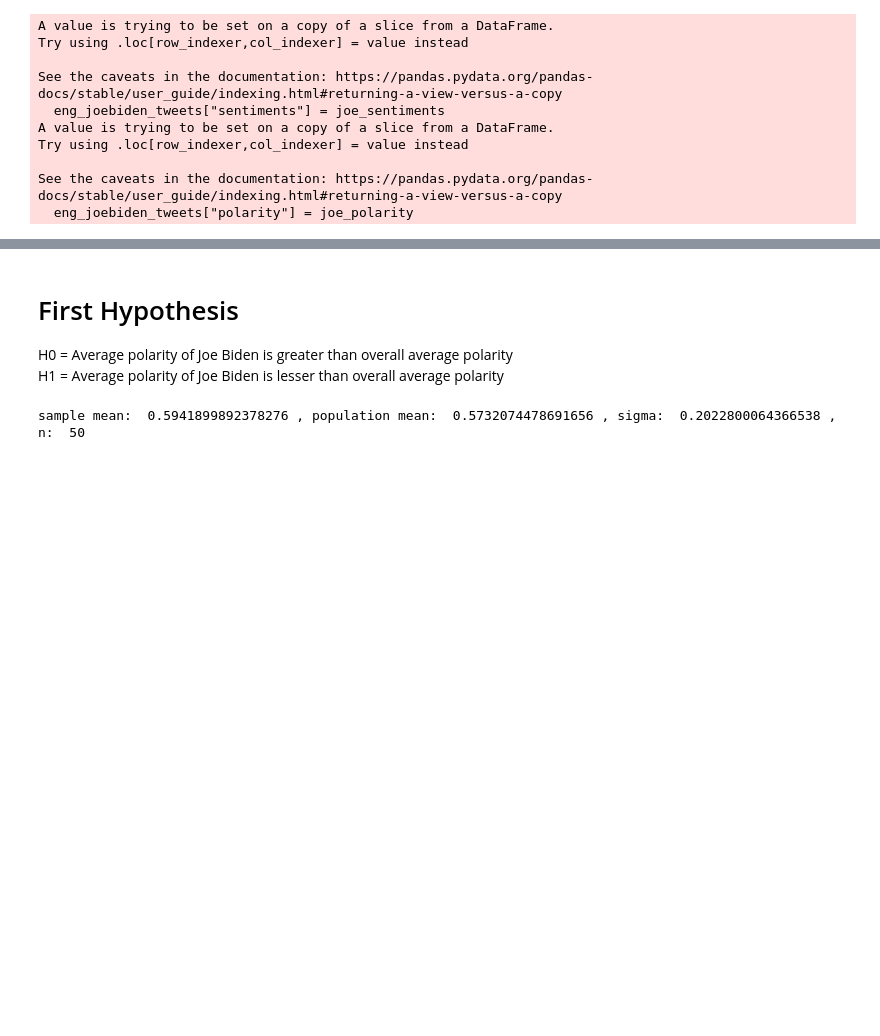
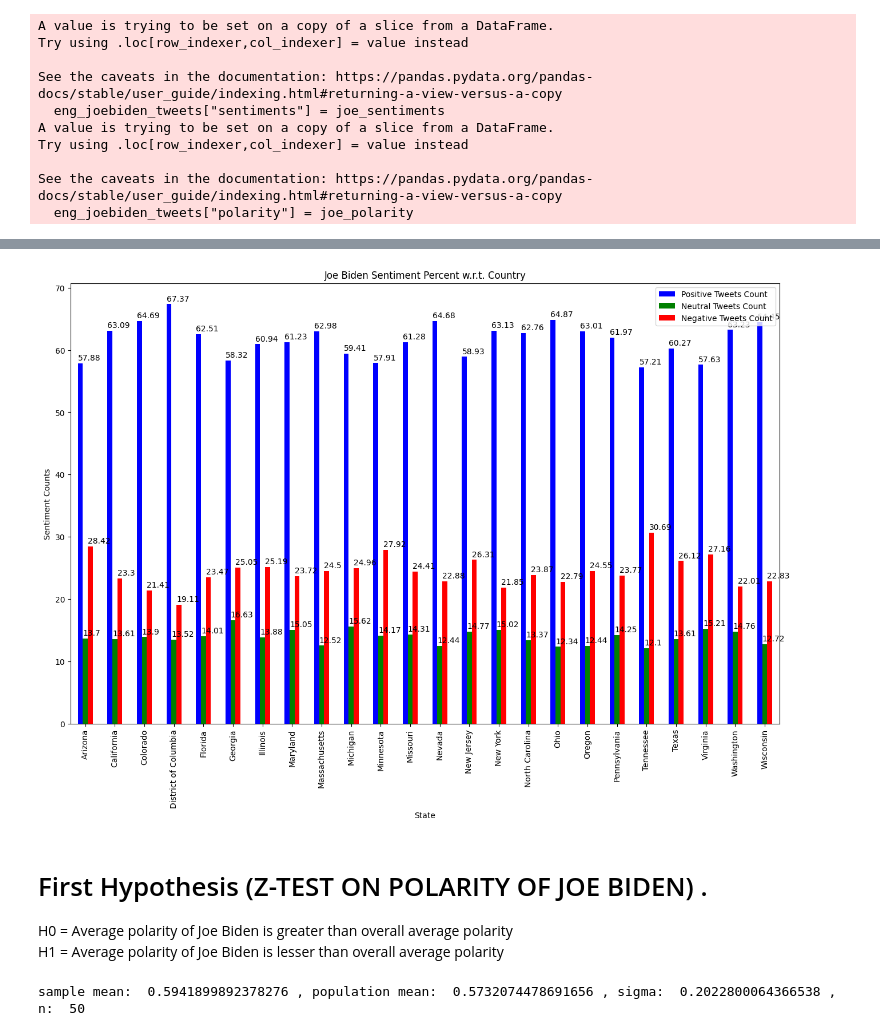
Before and after one commit to adityaaggupta2017/Data_Science_Project, a Jupyter notebook: main.ipynb, the cells around one changed output, grey strips where cells are left out. Cells and saved outputs as stored; diff of their text form; code cells hidden in the pictures; blank space fills up the shorter version.

```diff
--- a/main.ipynb
+++ b/main.ipynb
@@ -845,0 +1089,10 @@ See the caveats in the documentation: https://pandas.pydata.org/pandas-docs/stab
+# %%
+plot = df_joe_statewise_sentiments.plot(kind="bar",figsize=(16,10),color=["blue","Green","red"])
+
+plt.title("Joe Biden Sentiment Percent w.r.t. Country")
+plt.ylabel("Sentiment Counts")
+
+for p in plot.patches:
+  plot.annotate(str(p.get_height().round(decimals=2)), (p.get_x(), p.get_height()+0.5 ))
+# %% [output]
+[figure, added]
@@ -846,5 +1103,5 @@ See the caveats in the documentation: https://pandas.pydata.org/pandas-docs/stab
 # %% [markdown]
-# First Hypothesis
+# First Hypothesis (Z-TEST ON POLARITY OF JOE BIDEN) .
 
 H0 = Average polarity of Joe Biden is greater than overall average polarity
 H1 = Average polarity of Joe Biden is lesser than overall average polarity
```
Also changed, not shown: parts of 49 cells of this notebook.
